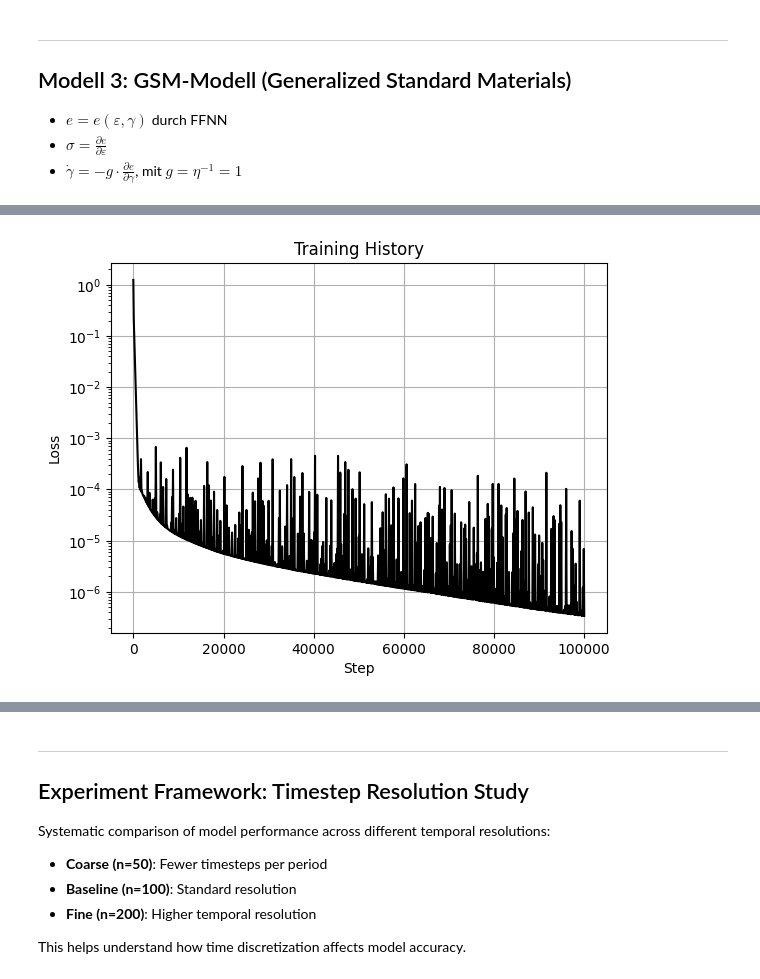
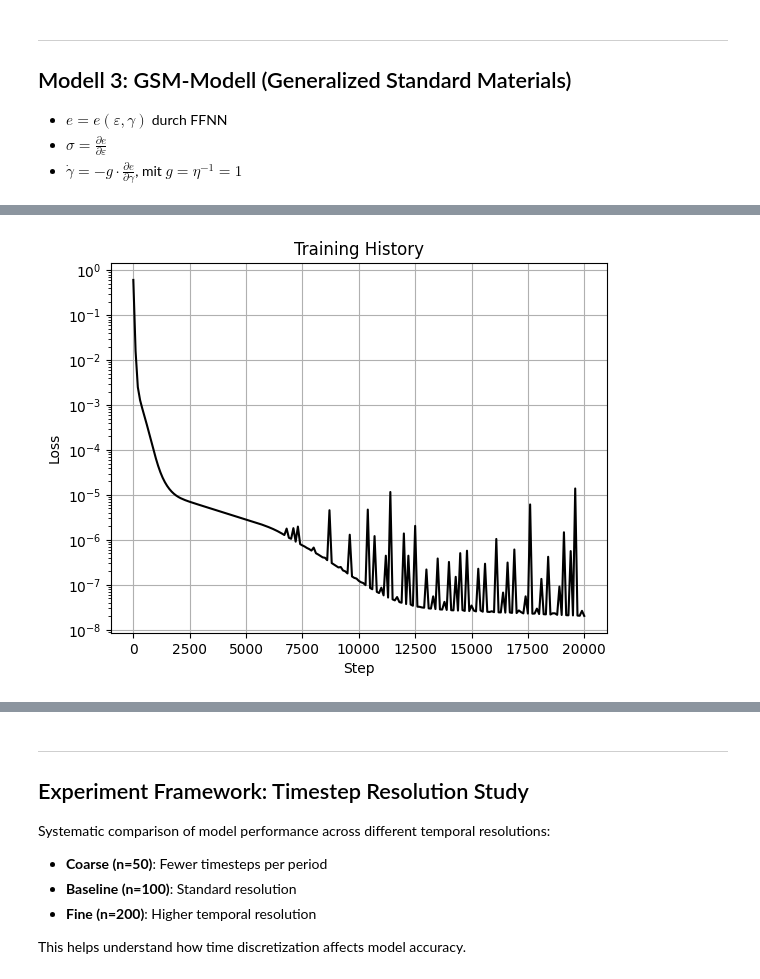
Before and after one commit to Lukas-F-1/ML-Tutorial-WS25_26, a Jupyter notebook: viscoelasticity/main.ipynb, the cells around one changed output, grey strips where cells are left out. Cells and saved outputs as stored; diff of their text form; code cells hidden in the pictures.

```diff
--- a/viscoelasticity/main.ipynb
+++ b/viscoelasticity/main.ipynb
@@ -104,7 +104,7 @@ model_rnn, history_rnn = klax.fit(
     model_rnn,
     ((eps_cal, dts_cal), sig_cal),
     batch_axis=0,
-    steps=500000,
+    steps=20000,
     history=klax.HistoryCallback(log_every=100),
     key=keys[1],
 )
@@ -292,7 +292,7 @@ model_mnn, history_mnn = klax.fit(
     model_mnn,
     ((eps_cal, dts_cal), sig_cal),
     batch_axis=0,
-    steps=200000,
+    steps=20000,
     history=klax.HistoryCallback(log_every=100),
     key=keys[1],
 )
@@ -353,7 +353,7 @@ model_gsm, history_gsm = klax.fit(
     model_gsm,
     ((eps_cal, dts_cal), sig_cal),
     batch_axis=0,
-    steps=100000,
+    steps=20000,
     history=klax.HistoryCallback(log_every=100),
     key=keys[1],
 )
@@ -380,4 +380,4 @@ Training took: 0:02:50.301540
-[figure, old version]
+[figure, new version]
 # %%
 model_gsm_ = klax.finalize(model_gsm)
 
```
Also changed, not shown: parts of 11 cells of this notebook, 2 other files.
